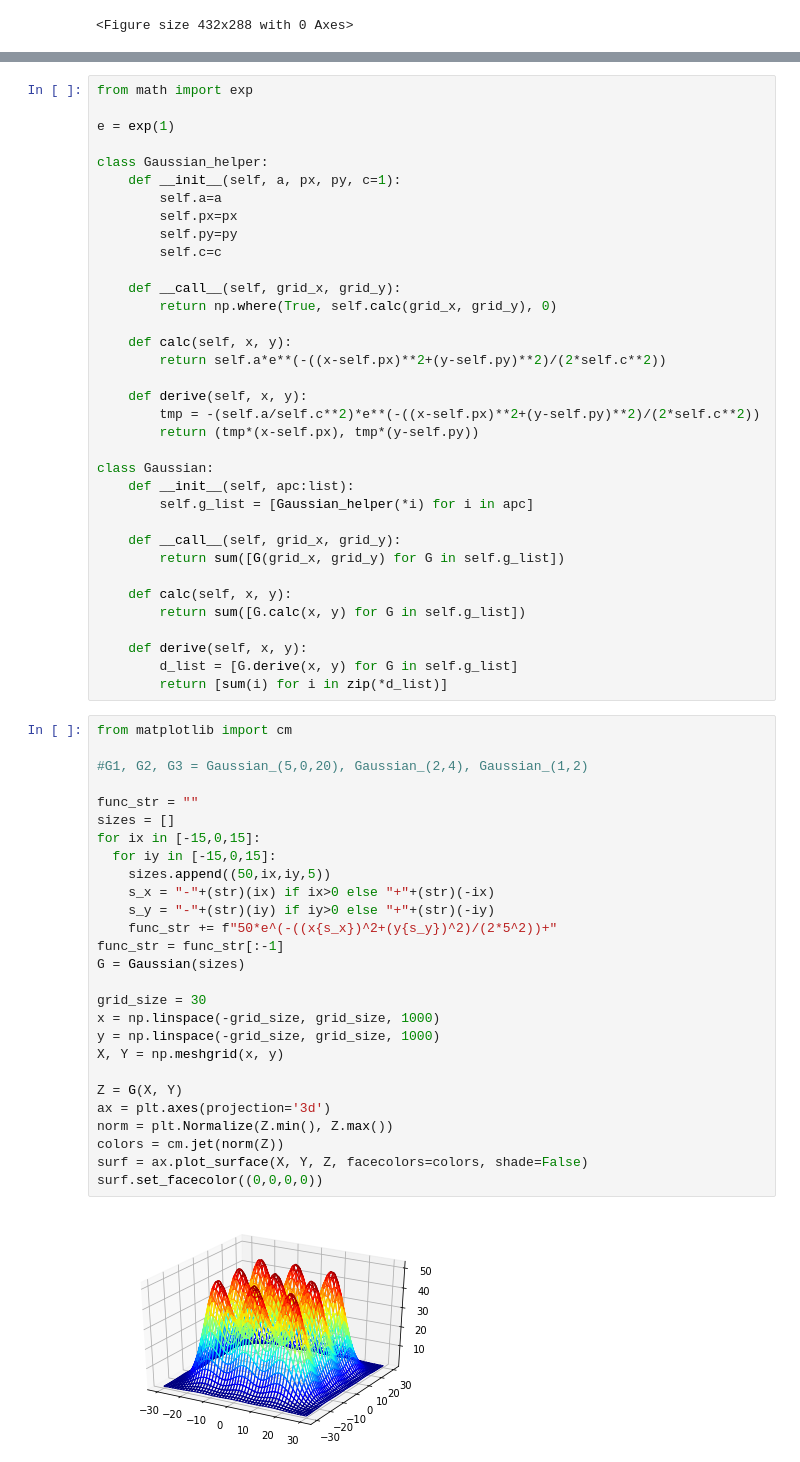
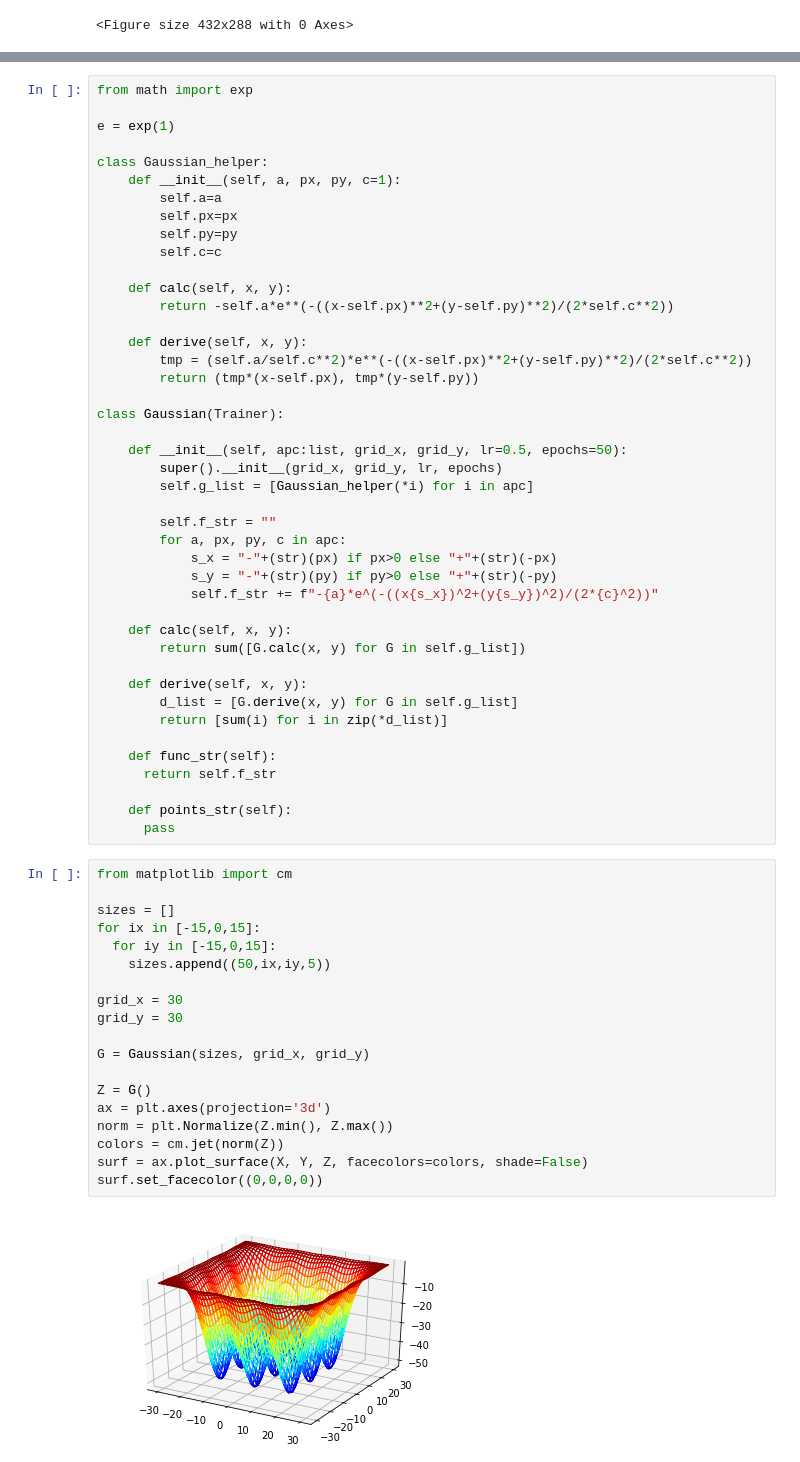
Before and after one commit to nadavru/iLearn, a Jupyter notebook: gradient_descent.ipynb, the cells around one changed output, grey strips where cells are left out. Cells and saved outputs as stored; diff of their text form.

```diff
--- a/gradient_descent.ipynb
+++ b/gradient_descent.ipynb
@@ -21,22 +79,24 @@ class Gaussian_helper:
         self.py=py
         self.c=c
 
-    def __call__(self, grid_x, grid_y):
-        return np.where(True, self.calc(grid_x, grid_y), 0)
-
     def calc(self, x, y):
-        return self.a*e**(-((x-self.px)**2+(y-self.py)**2)/(2*self.c**2))
+        return -self.a*e**(-((x-self.px)**2+(y-self.py)**2)/(2*self.c**2))
 
     def derive(self, x, y):
-        tmp = -(self.a/self.c**2)*e**(-((x-self.px)**2+(y-self.py)**2)/(2*self.c**2))
+        tmp = (self.a/self.c**2)*e**(-((x-self.px)**2+(y-self.py)**2)/(2*self.c**2))
         return (tmp*(x-self.px), tmp*(y-self.py))
 
-class Gaussian:
-    def __init__(self, apc:list):
+class Gaussian(Trainer):
+
+    def __init__(self, apc:list, grid_x, grid_y, lr=0.5, epochs=50):
+        super().__init__(grid_x, grid_y, lr, epochs)
         self.g_list = [Gaussian_helper(*i) for i in apc]
 
-    def __call__(self, grid_x, grid_y):
-        return sum([G(grid_x, grid_y) for G in self.g_list])
+        self.f_str = ""
+        for a, px, py, c in apc:
+            s_x = "-"+(str)(px) if px>0 else "+"+(str)(-px)
+            s_y = "-"+(str)(py) if py>0 else "+"+(str)(-py)
+            self.f_str += f"-{a}*e^(-((x{s_x})^2+(y{s_y})^2)/(2*{c}^2))"
 
     def calc(self, x, y):
         return sum([G.calc(x, y) for G in self.g_list])
@@ -44,33 +104,31 @@ class Gaussian:
     def derive(self, x, y):
         d_list = [G.derive(x, y) for G in self.g_list]
         return [sum(i) for i in zip(*d_list)]
+
+    def func_str(self):
+      return self.f_str
+
+    def points_str(self):
+      pass
 # %%
 from matplotlib import cm
 
-#G1, G2, G3 = Gaussian_(5,0,20), Gaussian_(2,4), Gaussian_(1,2)
-
-func_str = ""
 sizes = []
 for ix in [-15,0,15]:
   for iy in [-15,0,15]:
     sizes.append((50,ix,iy,5))
-    s_x = "-"+(str)(ix) if ix>0 else "+"+(str)(-ix)
-    s_y = "-"+(str)(iy) if iy>0 else "+"+(str)(-iy)
-    func_str += f"50*e^(-((x{s_x})^2+(y{s_y})^2)/(2*5^2))+"
-func_str = func_str[:-1]
-G = Gaussian(sizes)
 
-grid_size = 30
-x = np.linspace(-grid_size, grid_size, 1000)
-y = np.linspace(-grid_size, grid_size, 1000)
-X, Y = np.meshgrid(x, y)
+grid_x = 30
+grid_y = 30
 
-Z = G(X, Y)
+G = Gaussian(sizes, grid_x, grid_y)
+
+Z = G()
 ax = plt.axes(projection='3d')
 norm = plt.Normalize(Z.min(), Z.max())
 colors = cm.jet(norm(Z))
 surf = ax.plot_surface(X, Y, Z, facecolors=colors, shade=False)
 surf.set_facecolor((0,0,0,0))
 # %% [output]
-[figure, old version]
+[figure, new version]
 # %%
```
Also changed, not shown: parts of 6 cells of this notebook.
